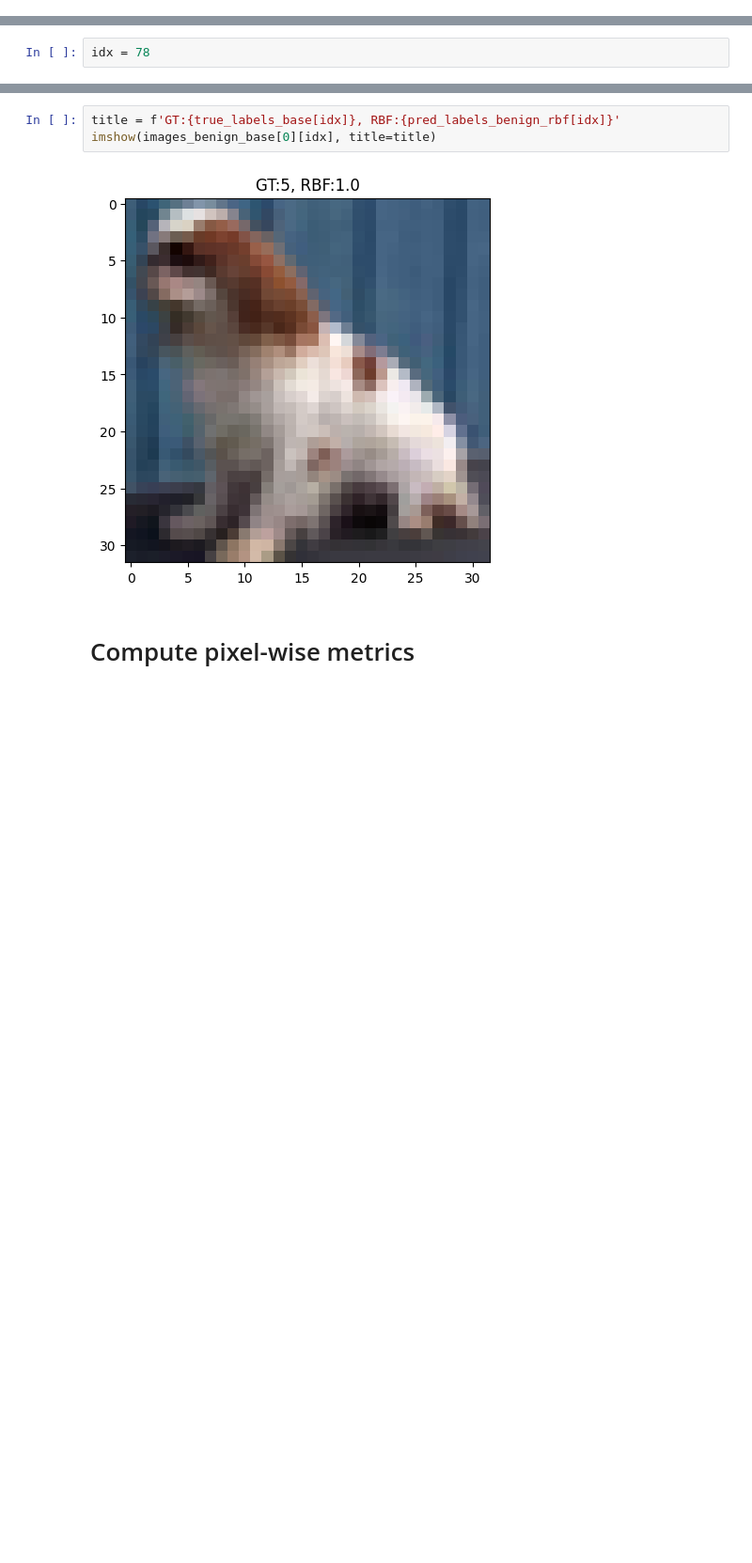
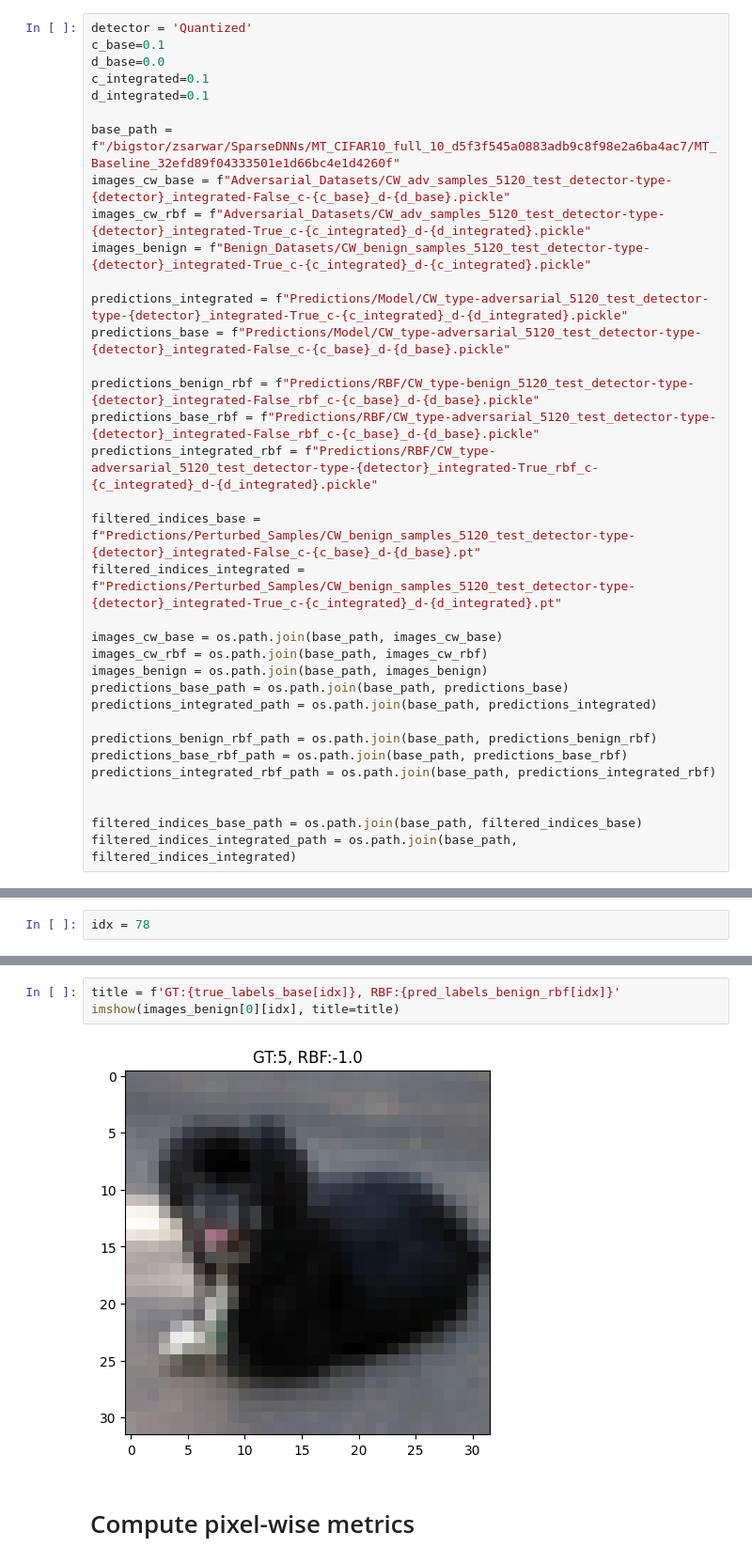
Before and after one commit to zainsarwar865/SparseDNNs, a Jupyter notebook: analysis.ipynb, the cells around one changed output, grey strips where cells are left out. Shown at 94% size. Cells and saved outputs as stored; diff of their text form; blank space fills up the shorter version.

```diff
--- a/analysis.ipynb
+++ b/analysis.ipynb
@@ -124,0 +264,35 @@ with open(predictions_integrated_rbf_path, 'rb') as in_file:
+# %%
+detector = 'Quantized'
+c_base=0.1
+d_base=0.0
+c_integrated=0.1
+d_integrated=0.1
+
+base_path = f"/bigstor/zsarwar/SparseDNNs/MT_CIFAR10_full_10_d5f3f545a0883adb9c8f98e2a6ba4ac7/MT_Baseline_32efd89f04333501e1d66bc4e1d4260f"
+images_cw_base = f"Adversarial_Datasets/CW_adv_samples_5120_test_detector-type-{detector}_integrated-False_c-{c_base}_d-{d_base}.pickle"
+images_cw_rbf = f"Adversarial_Datasets/CW_adv_samples_5120_test_detector-type-{detector}_integrated-True_c-{c_integrated}_d-{d_integrated}.pickle"
+images_benign = f"Benign_Datasets/CW_benign_samples_5120_test_detector-type-{detector}_integrated-True_c-{c_integrated}_d-{c_integrated}.pickle"
+
+predictions_integrated = f"Predictions/Model/CW_type-adversarial_5120_test_detector-type-{detector}_integrated-True_c-{c_integrated}_d-{d_integrated}.pickle"
+predictions_base = f"Predictions/Model/CW_type-adversarial_5120_test_detector-type-{detector}_integrated-False_c-{c_base}_d-{d_base}.pickle"
+
+predictions_benign_rbf = f"Predictions/RBF/CW_type-benign_5120_test_detector-type-{detector}_integrated-False_rbf_c-{c_base}_d-{d_base}.pickle"
+predictions_base_rbf = f"Predictions/RBF/CW_type-adversarial_5120_test_detector-type-{detector}_integrated-False_rbf_c-{c_base}_d-{d_base}.pickle"
+predictions_integrated_rbf = f"Predictions/RBF/CW_type-adversarial_5120_test_detector-type-{detector}_integrated-True_rbf_c-{c_integrated}_d-{d_integrated}.pickle"
+
+filtered_indices_base = f"Predictions/Perturbed_Samples/CW_benign_samples_5120_test_detector-type-{detector}_integrated-False_c-{c_base}_d-{d_base}.pt"
+filtered_indices_integrated = f"Predictions/Perturbed_Samples/CW_benign_samples_5120_test_detector-type-{detector}_integrated-True_c-{c_integrated}_d-{d_integrated}.pt"
+
+images_cw_base = os.path.join(base_path, images_cw_base)
+images_cw_rbf = os.path.join(base_path, images_cw_rbf)
+images_benign = os.path.join(base_path, images_benign)
+predictions_base_path = os.path.join(base_path, predictions_base)
+predictions_integrated_path = os.path.join(base_path, predictions_integrated)
+
+predictions_benign_rbf_path = os.path.join(base_path, predictions_benign_rbf)
+predictions_base_rbf_path = os.path.join(base_path, predictions_base_rbf)
+predictions_integrated_rbf_path = os.path.join(base_path, predictions_integrated_rbf)
+
+
+filtered_indices_base_path = os.path.join(base_path, filtered_indices_base)
+filtered_indices_integrated_path = os.path.join(base_path, filtered_indices_integrated)
@@ -137,7 +365,7 @@ imshow(images_cw_rbf[0][idx], title=title)
 # %%
 title = f'GT:{true_labels_base[idx]}, RBF:{pred_labels_benign_rbf[idx]}'
-imshow(images_benign_base[0][idx], title=title)
+imshow(images_benign[0][idx], title=title)
 # %% [output]
-[figure, old version]
+[figure, new version]
 # %% [markdown]
 # Compute pixel-wise metrics
```
Also changed, not shown: parts of 26 cells of this notebook, 14 other files.
